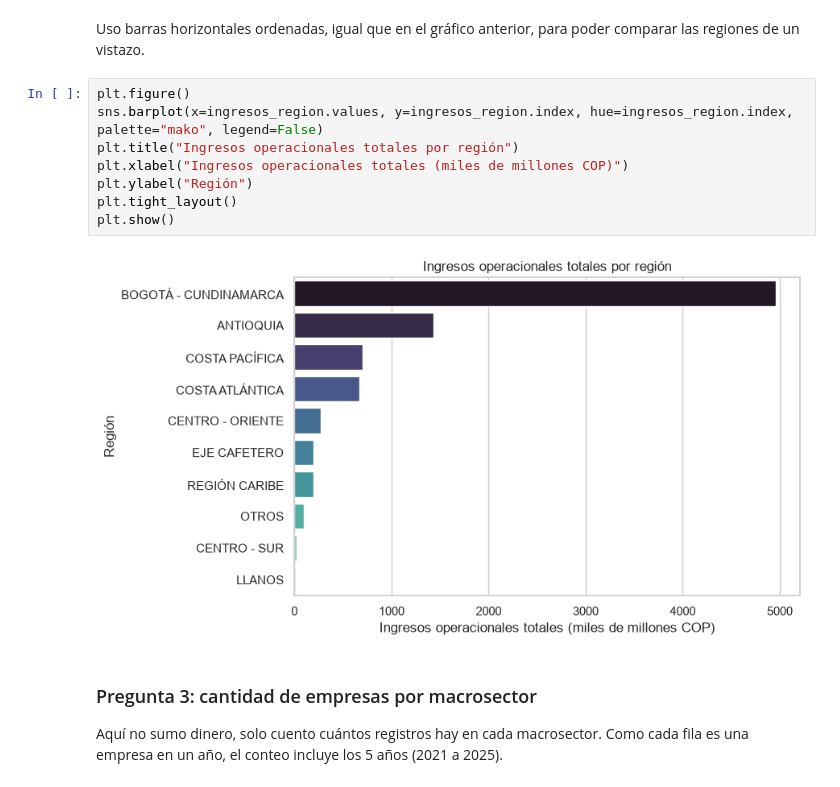
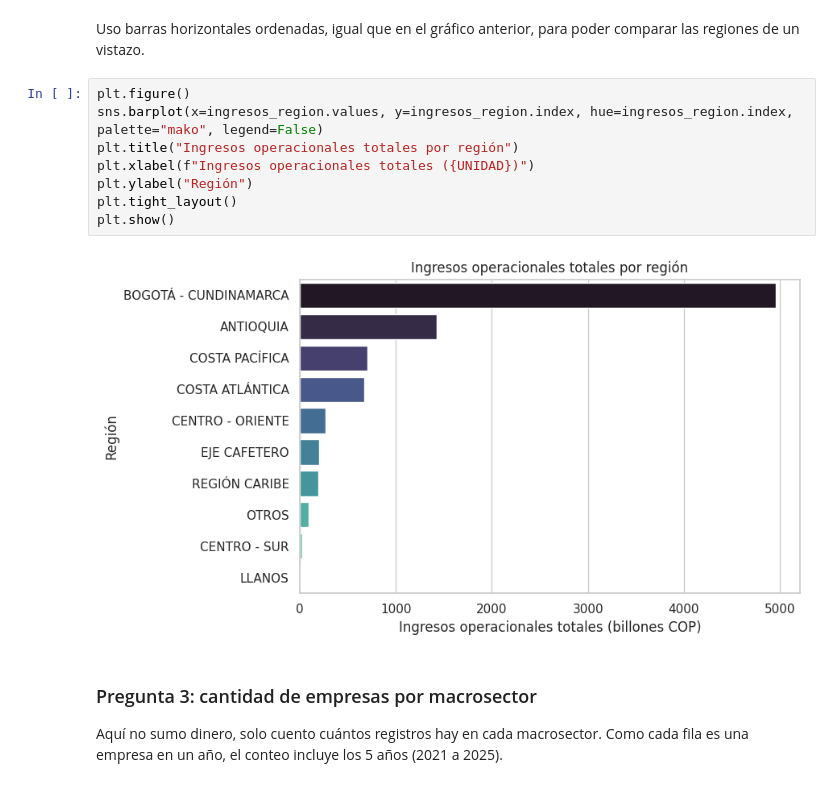
Before and after one commit to AtunDorado/Momento-1-An-lisis-De-Datos-Monica-Samuel-Carlos-, a Jupyter notebook: momento1/EDA_momento1.ipynb, the cells around one changed output. Cells and saved outputs as stored; diff of their text form.

```diff
--- a/momento1/EDA_momento1.ipynb
+++ b/momento1/EDA_momento1.ipynb
@@ -135,13 +284,13 @@ Uso barras horizontales ordenadas, igual que en el gráfico anterior, para poder
 # %%
 plt.figure()
 sns.barplot(x=ingresos_region.values, y=ingresos_region.index, hue=ingresos_region.index, palette="mako", legend=False)
 plt.title("Ingresos operacionales totales por región")
-plt.xlabel("Ingresos operacionales totales (miles de millones COP)")
+plt.xlabel(f"Ingresos operacionales totales ({UNIDAD})")
 plt.ylabel("Región")
 plt.tight_layout()
 plt.show()
 # %% [output]
-[figure, old version]
+[figure, new version]
 # %% [markdown]
 ### Pregunta 3: cantidad de empresas por macrosector
 Aquí no sumo dinero, solo cuento cuántos registros hay en cada macrosector. Como cada fila es una empresa en un año, el conteo incluye los 5 años (2021 a 2025).
```
Also changed, not shown: parts of 34 cells of this notebook.
